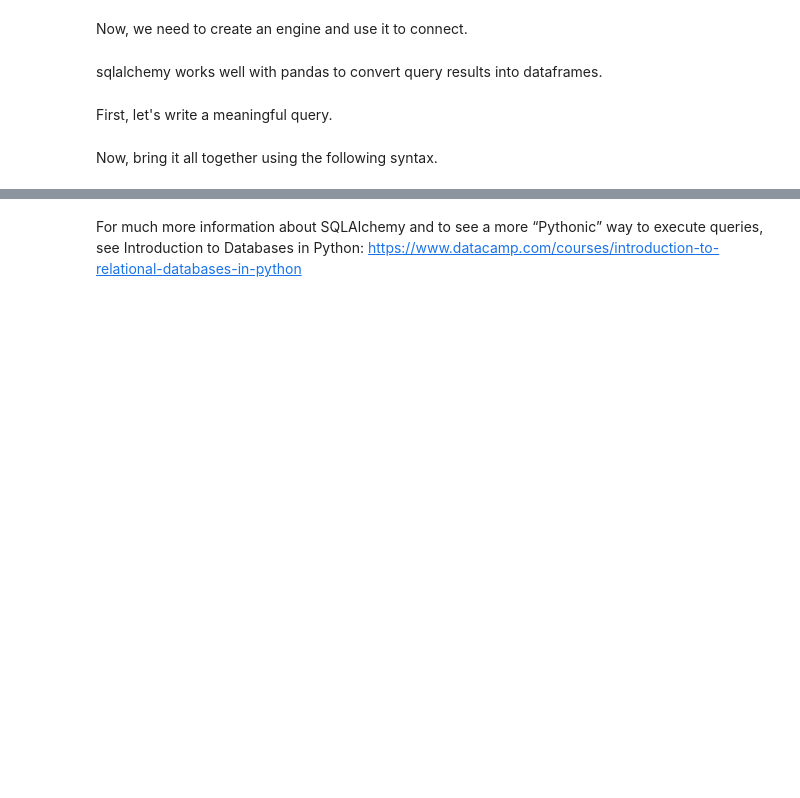
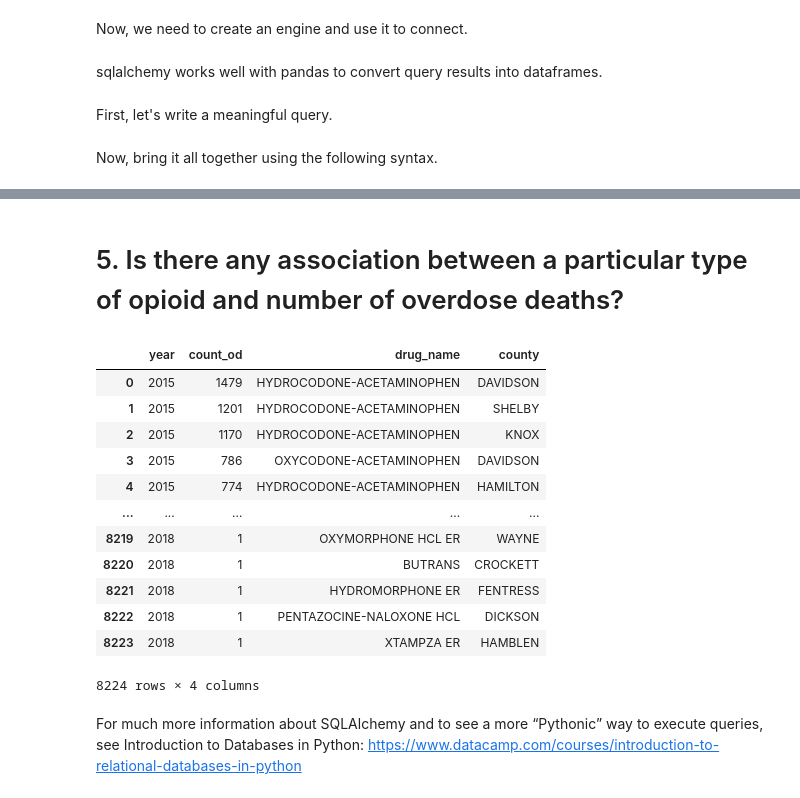
Before and after one commit to NSS-Data-Analytics-Cohort-13/prescribers-python-project-a-christmas-story, a Jupyter notebook: notebooks/prescribers.ipynb, the cells around one changed output, grey strips where cells are left out. Drawn from its saved outputs; the diff is of its cells as text; code cells hidden in the pictures; blank space fills up the shorter version.

```diff
--- a/notebooks/prescribers.ipynb
+++ b/notebooks/prescribers.ipynb
@@ -149,2 +306,48 @@ LINE 28:  proportion DESC
+# %% [markdown]
+# 5. Is there any association between a particular type of opioid and number of overdose deaths?
+# %%
+#QUESTION 5:
+
+query5= """
+SELECT
+	o.year,
+	COUNT(o.overdose_deaths) AS count_od,
+	d.drug_name,
+	fc.county
+	FROM prescription AS rx
+	INNER JOIN drug AS d
+	ON rx.drug_name=d.drug_name
+	INNER JOIN prescriber AS p
+	ON rx.npi=p.npi
+	INNER JOIN zip_fips AS zip
+	ON p.nppes_provider_zip5=zip.zip
+	JOIN fips_county AS fc
+	ON zip.fipscounty::integer=fc.fipscounty::integer
+	INNER JOIN overdose_deaths AS o
+	ON fc.fipscounty::Integer=o.fipscounty::integer
+WHERE fc.state = 'TN' AND d.opioid_drug_flag = 'Y'
+GROUP BY d.drug_name, o.year, fc.county
+ORDER BY o.year ASC, count_od DESC
+"""
+
+with engine.connect() as connection:
+    q5_results = pd.read_sql(text(query5), con=connection)
+
+#Display results
+display(q5_results)
+# %% [output]
+|  | year | count_od | drug_name | county |
+| 0 | 2015 | 1479 | HYDROCODONE-ACETAMINOPHEN | DAVIDSON |
+| 1 | 2015 | 1201 | HYDROCODONE-ACETAMINOPHEN | SHELBY |
+| 2 | 2015 | 1170 | HYDROCODONE-ACETAMINOPHEN | KNOX |
+| 3 | 2015 | 786 | OXYCODONE-ACETAMINOPHEN | DAVIDSON |
+| 4 | 2015 | 774 | HYDROCODONE-ACETAMINOPHEN | HAMILTON |
+| ... | ... | ... | ... | ... |
+| 8219 | 2018 | 1 | OXYMORPHONE HCL ER | WAYNE |
+| 8220 | 2018 | 1 | BUTRANS | CROCKETT |
+| 8221 | 2018 | 1 | HYDROMORPHONE ER | FENTRESS |
+| 8222 | 2018 | 1 | PENTAZOCINE-NALOXONE HCL | DICKSON |
+| 8223 | 2018 | 1 | XTAMPZA ER | HAMBLEN |
+8224 rows × 4 columns
 # %% [markdown]
 For much more information about SQLAlchemy and to see a more “Pythonic” way to execute queries, see Introduction to Databases in Python: https://www.datacamp.com/courses/introduction-to-relational-databases-in-python
```
Also changed, not shown: parts of 15 cells of this notebook, 1 other file.
